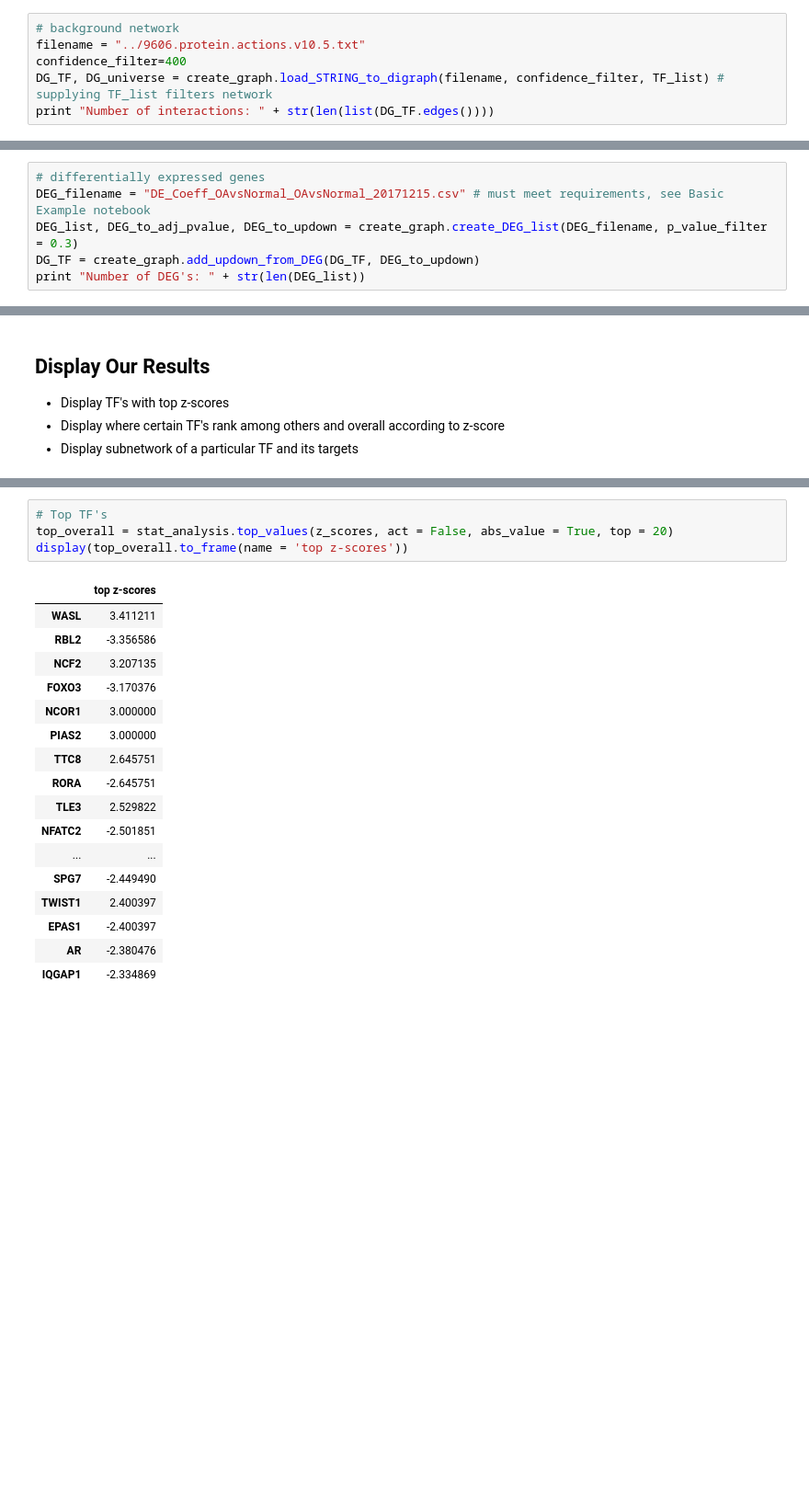
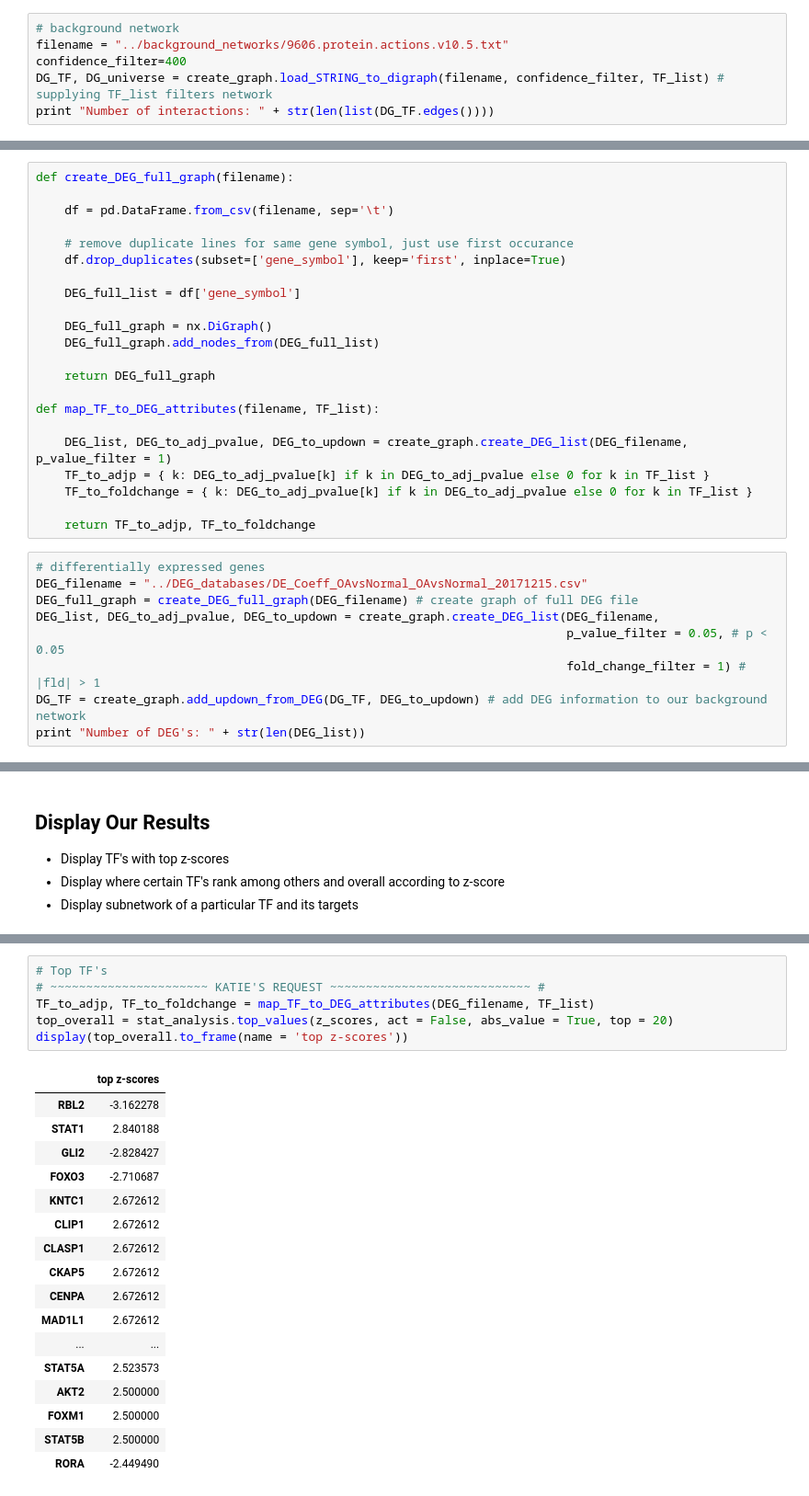
Before and after one commit to ucsd-ccbb/network_bio_toolkit, a Jupyter notebook: notebooks/URA_Arthritis.ipynb, the cells around one changed output, grey strips where cells are left out. Shown at 92% size. Saved outputs shown, nothing was run; the diff lists cells and outputs as text; blank space fills up the shorter version.

```diff
--- a/notebooks/URA_Arthritis.ipynb
+++ b/notebooks/URA_Arthritis.ipynb
@@ -73,7 +78,7 @@ print "Number of TF's: " + str(len(TF_list))
 Number of TF's: 3983
 # %%
 # background network
-filename = "../9606.protein.actions.v10.5.txt"
+filename = "../background_networks/9606.protein.actions.v10.5.txt"
 confidence_filter=400
 DG_TF, DG_universe = create_graph.load_STRING_to_digraph(filename, confidence_filter, TF_list) # supplying TF_list filters network
 print "Number of interactions: " + str(len(list(DG_TF.edges())))
@@ -96,7 +101,32 @@ Number of interactions: 28931
+# %%
+def create_DEG_full_graph(filename):
+
+    df = pd.DataFrame.from_csv(filename, sep='\t')
+
+    # remove duplicate lines for same gene symbol, just use first occurance
+    df.drop_duplicates(subset=['gene_symbol'], keep='first', inplace=True)
+
+    DEG_full_list = df['gene_symbol']
+
+    DEG_full_graph = nx.DiGraph()
+    DEG_full_graph.add_nodes_from(DEG_full_list)
+
+    return DEG_full_graph
+
+def map_TF_to_DEG_attributes(filename, TF_list):
+
+    DEG_list, DEG_to_adj_pvalue, DEG_to_updown = create_graph.create_DEG_list(DEG_filename, p_value_filter = 1)
+    TF_to_adjp = { k: DEG_to_adj_pvalue[k] if k in DEG_to_adj_pvalue else 0 for k in TF_list }
+    TF_to_foldchange = { k: DEG_to_adj_pvalue[k] if k in DEG_to_adj_pvalue else 0 for k in TF_list }
+
+    return TF_to_adjp, TF_to_foldchange
 # %%
 # differentially expressed genes
-DEG_filename = "DE_Coeff_OAvsNormal_OAvsNormal_20171215.csv" # must meet requirements, see Basic Example notebook
-DEG_list, DEG_to_adj_pvalue, DEG_to_updown = create_graph.create_DEG_list(DEG_filename, p_value_filter = 0.3)
-DG_TF = create_graph.add_updown_from_DEG(DG_TF, DEG_to_updown)
+DEG_filename = "../DEG_databases/DE_Coeff_OAvsNormal_OAvsNormal_20171215.csv"
+DEG_full_graph = create_DEG_full_graph(DEG_filename) # create graph of full DEG file
+DEG_list, DEG_to_adj_pvalue, DEG_to_updown = create_graph.create_DEG_list(DEG_filename,
+                                                                          p_value_filter = 0.05, # p < 0.05
+                                                                          fold_change_filter = 1) # |fld| > 1
+DG_TF = create_graph.add_updown_from_DEG(DG_TF, DEG_to_updown) # add DEG information to our background network
 print "Number of DEG's: " + str(len(DEG_list))
 # %% [output]
@@ -135,24 +265,26 @@ z_scores = stat_analysis.tf_zscore(DG_TF, DEG_list, bias_filter = 0.25) # recomm
 # %%
 # Top TF's
+# ~~~~~~~~~~~~~~~~~~~~~~ KATIE'S REQUEST ~~~~~~~~~~~~~~~~~~~~~~~~~~~~ #
+TF_to_adjp, TF_to_foldchange = map_TF_to_DEG_attributes(DEG_filename, TF_list)
 top_overall = stat_analysis.top_values(z_scores, act = False, abs_value = True, top = 20)
 display(top_overall.to_frame(name = 'top z-scores'))
 # %% [output]
 |  | top z-scores |
-| WASL | 3.411211 |
-| RBL2 | -3.356586 |
-| NCF2 | 3.207135 |
-| FOXO3 | -3.170376 |
-| NCOR1 | 3.000000 |
-| PIAS2 | 3.000000 |
-| TTC8 | 2.645751 |
-| RORA | -2.645751 |
-| TLE3 | 2.529822 |
-| NFATC2 | -2.501851 |
+| RBL2 | -3.162278 |
+| STAT1 | 2.840188 |
+| GLI2 | -2.828427 |
+| FOXO3 | -2.710687 |
+| KNTC1 | 2.672612 |
+| CLIP1 | 2.672612 |
+| CLASP1 | 2.672612 |
+| CKAP5 | 2.672612 |
+| CENPA | 2.672612 |
+| MAD1L1 | 2.672612 |
 | ... | ... |
-| SPG7 | -2.449490 |
-| TWIST1 | 2.400397 |
-| EPAS1 | -2.400397 |
-| AR | -2.380476 |
-| IQGAP1 | -2.334869 |
+| STAT5A | 2.523573 |
+| AKT2 | 2.500000 |
+| FOXM1 | 2.500000 |
+| STAT5B | 2.500000 |
+| RORA | -2.449490 |
 # %%
 # Ranking (in this case from 0 to 168)
```
Also changed, not shown: parts of 17 cells of this notebook, 3 other files.
